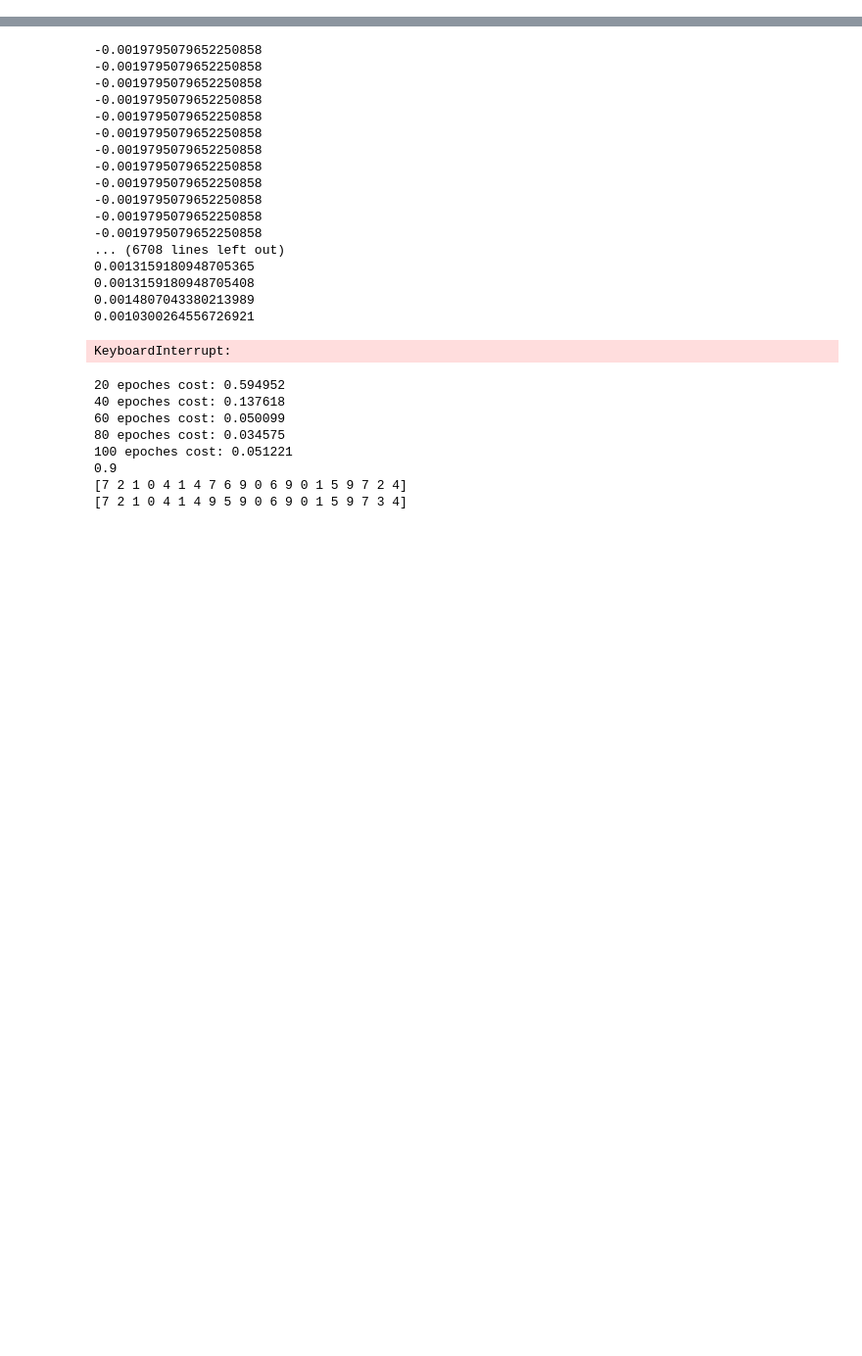
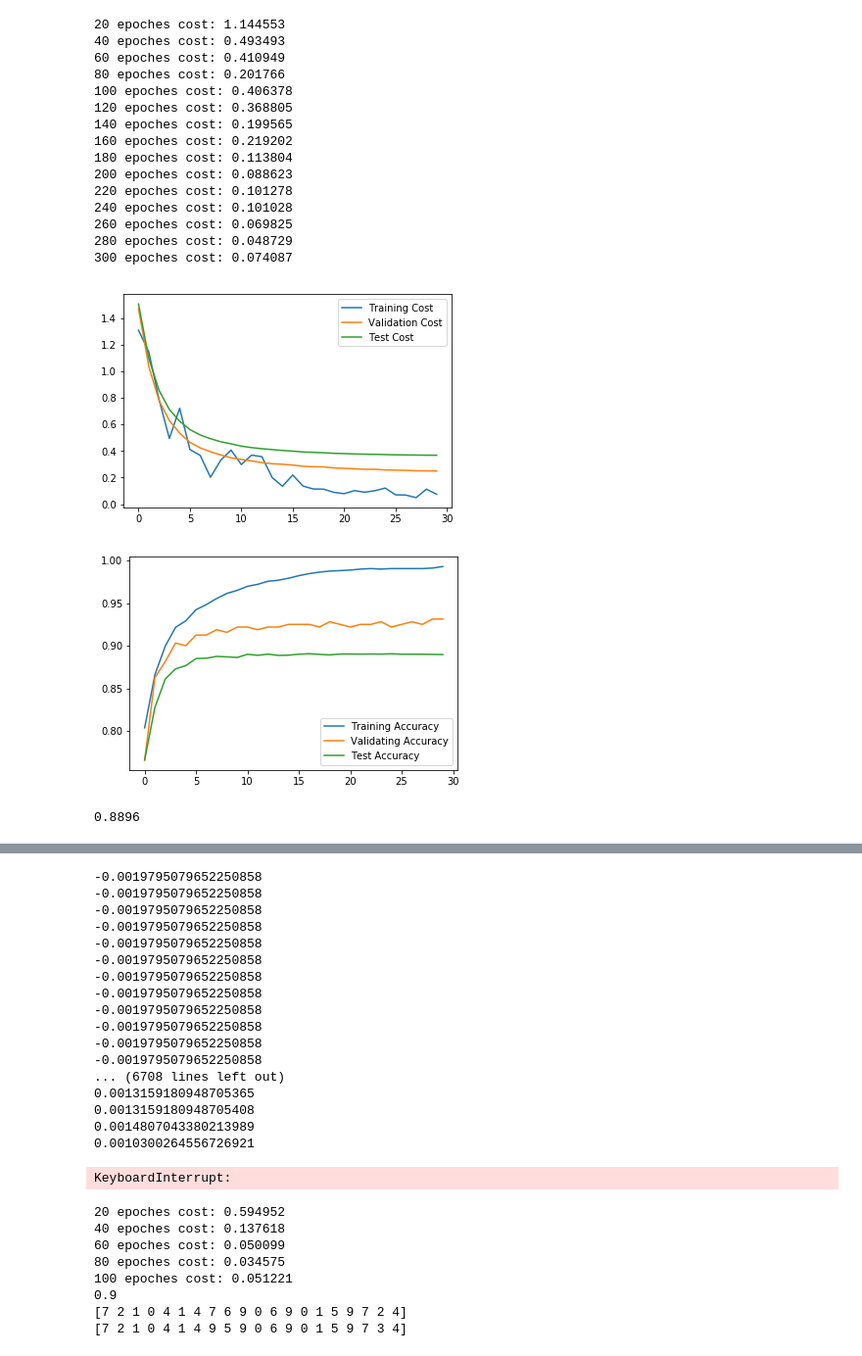
Before and after one commit to Fnjn/UCSD-CSE-253, a Jupyter notebook: hw2/hw2.ipynb, the cells around one changed output, grey strips where cells are left out. Shown at 98% size. Cells and saved outputs as stored; diff of their text form; code cells hidden in the pictures; blank space fills up the shorter version.

```diff
--- a/hw2/hw2.ipynb
+++ b/hw2/hw2.ipynb
@@ -66,0 +123,28 @@ print(np.argmax(test_Y, axis=0)[:20])
+# %%
+# this section of code was run with 0.9 momentum
+layers = [784, 64, 10]
+
+model = NN_model(layers, 300, activation='sigmoid', early_stop=True, record=True,  record_period=10)
+train, val, test = model.fit(train_X, train_Y, holdout_X, holdout_Y, test_X, test_Y)
+model.predict(test_X, test_Y)
+plot_cost_acc(train, val, test)
+print(model.accuracy)
+# %% [output]
+20 epoches cost: 1.144553
+40 epoches cost: 0.493493
+60 epoches cost: 0.410949
+80 epoches cost: 0.201766
+100 epoches cost: 0.406378
+120 epoches cost: 0.368805
+140 epoches cost: 0.199565
+160 epoches cost: 0.219202
+180 epoches cost: 0.113804
+200 epoches cost: 0.088623
+220 epoches cost: 0.101278
+240 epoches cost: 0.101028
+260 epoches cost: 0.069825
+280 epoches cost: 0.048729
+300 epoches cost: 0.074087
+[figure, added]
+[figure, added]
+0.8896
```
Also changed, not shown: parts of 6 cells of this notebook, 7 other files.
